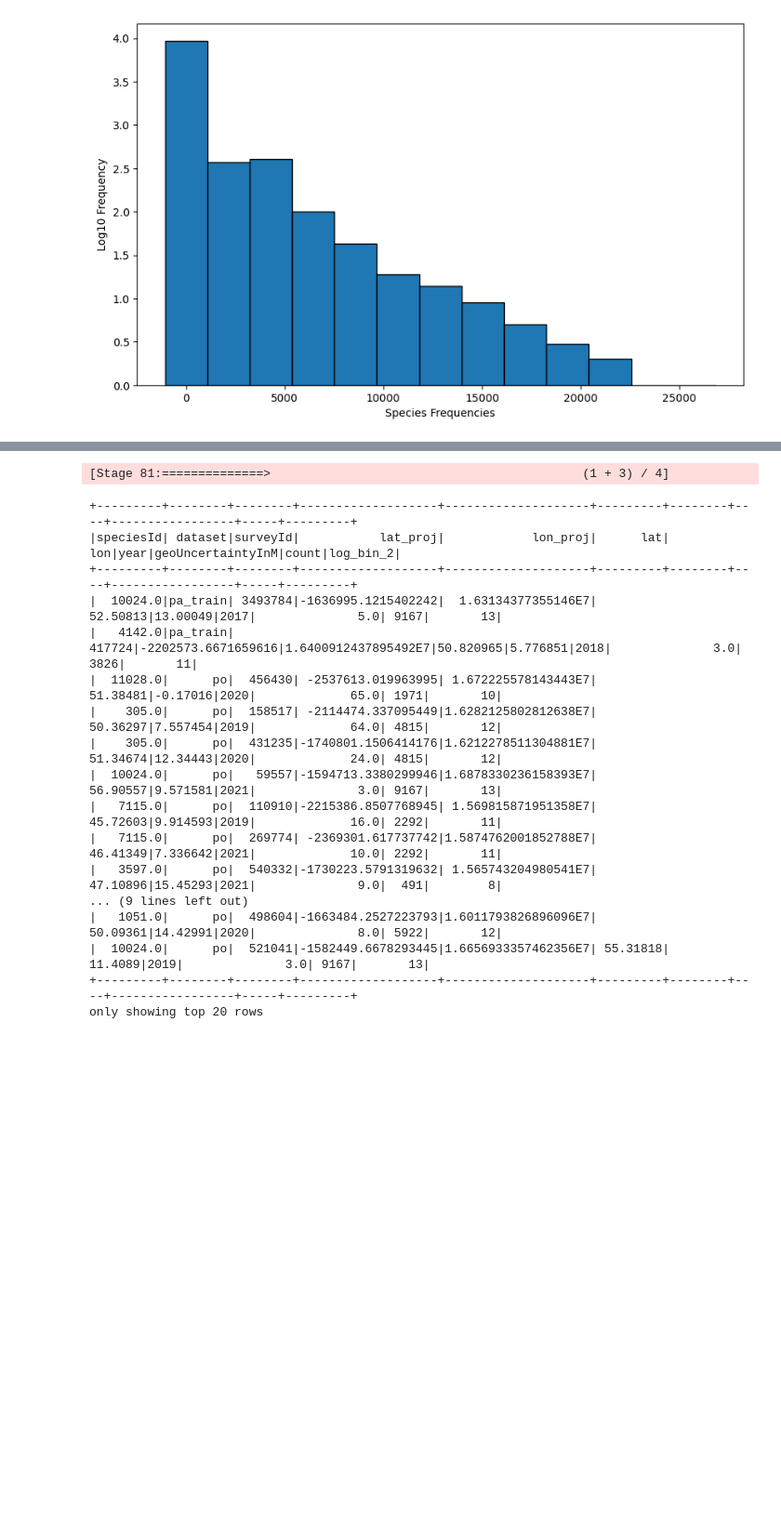
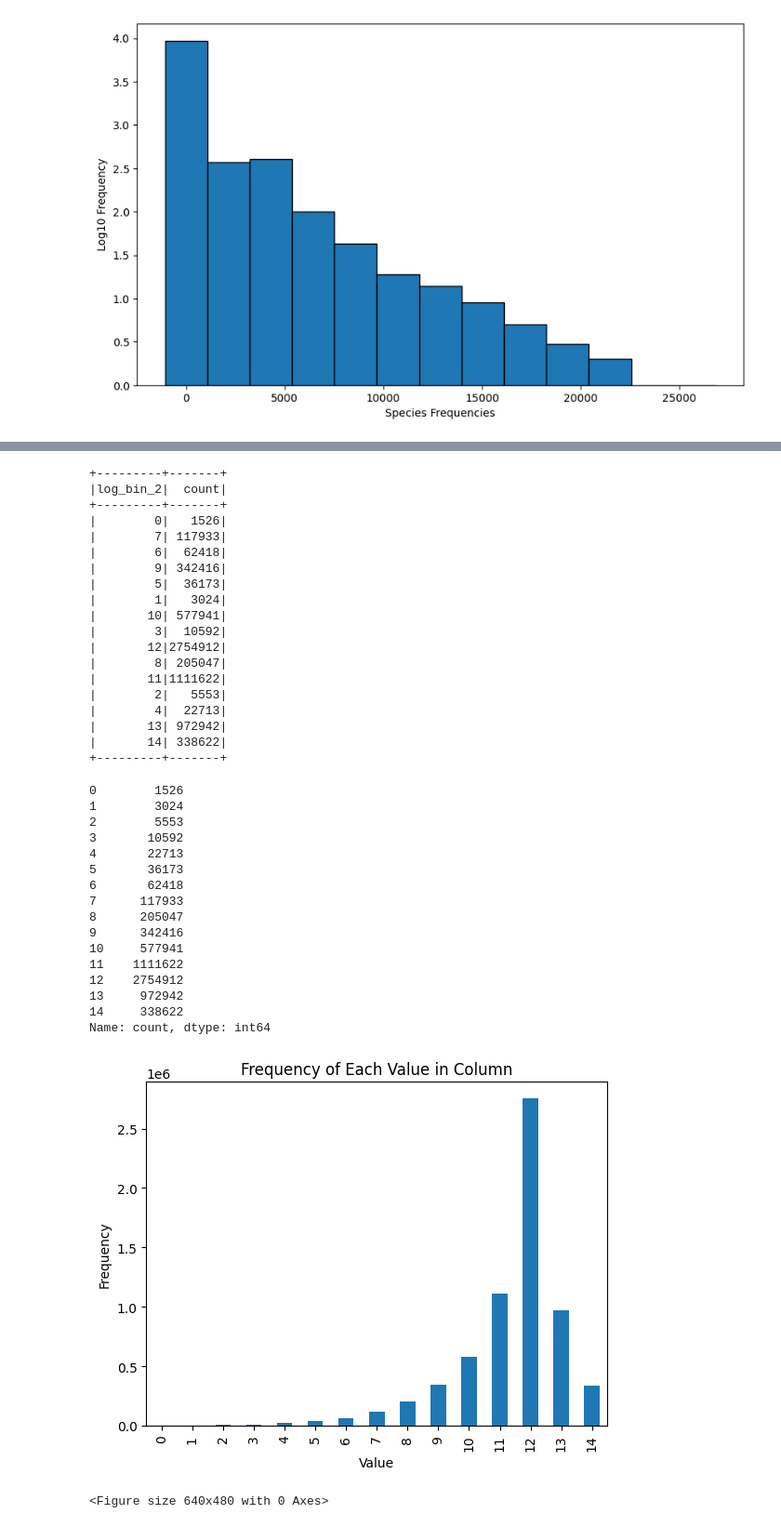
Before and after one commit to dsgt-kaggle-clef/geolifeclef-2024, a Jupyter notebook: notebooks/modeling/2024-04-27-ea-xgboost.ipynb, the cells around one changed output, grey strips where cells are left out. Shown at 93% size. Drawn from its saved outputs; the diff is of its cells as text; code cells hidden in the pictures; blank space fills up the shorter version.

```diff
--- a/notebooks/modeling/2024-04-27-ea-xgboost.ipynb
+++ b/notebooks/modeling/2024-04-27-ea-xgboost.ipynb
@@ -12,7 +12,7 @@ To adjust logging level use sc.setLogLevel(newLevel). For SparkR, use setLogLeve
 # %%
 metadata = spark.read.parquet(
     "gs://dsgt-clef-geolifeclef-2024/data/processed/metadata_clean/v1"
-)
+).filter(F.col("dataset") != "po")
 metadata.printSchema()
 metadata.show()
 # %% [output]
@@ -201,22 +350,58 @@ only showing top 20 rows
 # %%
 metadata_count = metadata.join(log_df, on="speciesId", how="inner")
-metadata_count.show()
+count_bin = metadata_count.groupBy("log_bin_2").count()
+count_bin.show()
 # %% [output]
-[Stage 81:==============>                                           (1 + 3) / 4]
++---------+-------+
+|log_bin_2|  count|
++---------+-------+
+|        0|   1526|
+|        7| 117933|
+|        6|  62418|
+|        9| 342416|
+|        5|  36173|
+|        1|   3024|
+|       10| 577941|
+|        3|  10592|
+|       12|2754912|
+|        8| 205047|
+|       11|1111622|
+|        2|   5553|
+|        4|  22713|
+|       13| 972942|
+|       14| 338622|
++---------+-------+
-+---------+--------+--------+-------------------+--------------------+---------+--------+----+-----------------+-----+---------+
-|speciesId| dataset|surveyId|           lat_proj|            lon_proj|      lat|     lon|year|geoUncertaintyInM|count|log_bin_2|
-+---------+--------+--------+-------------------+--------------------+---------+--------+----+-----------------+-----+---------+
-|  10024.0|pa_train| 3493784|-1636995.1215402242|  1.63134377355146E7| 52.50813|13.00049|2017|              5.0| 9167|       13|
-|   4142.0|pa_train|  417724|-2202573.6671659616|1.6400912437895492E7|50.820965|5.776851|2018|              3.0| 3826|       11|
-|  11028.0|      po|  456430| -2537613.019963995| 1.672225578143443E7| 51.38481|-0.17016|2020|             65.0| 1971|       10|
-|    305.0|      po|  158517| -2114474.337095449|1.6282125802812638E7| 50.36297|7.557454|2019|             64.0| 4815|       12|
-|    305.0|      po|  431235|-1740801.1506414176|1.6212278511304881E7| 51.34674|12.34443|2020|             24.0| 4815|       12|
-|  10024.0|      po|   59557|-1594713.3380299946|1.6878330236158393E7| 56.90557|9.571581|2021|              3.0| 9167|       13|
-|   7115.0|      po|  110910|-2215386.8507768945| 1.569815871951358E7| 45.72603|9.914593|2019|             16.0| 2292|       11|
-|   7115.0|      po|  269774| -2369301.617737742|1.5874762001852788E7| 46.41349|7.336642|2021|             10.0| 2292|       11|
-|   3597.0|      po|  540332|-1730223.5791319632| 1.565743204980541E7| 47.10896|15.45293|2021|              9.0|  491|        8|
-... (9 lines left out)
-|   1051.0|      po|  498604|-1663484.2527223793|1.6011793826896096E7| 50.09361|14.42991|2020|              8.0| 5922|       12|
-|  10024.0|      po|  521041|-1582449.6678293445|1.6656933357462356E7| 55.31818| 11.4089|2019|              3.0| 9167|       13|
-+---------+--------+--------+-------------------+--------------------+---------+--------+----+-----------------+-----+---------+
-only showing top 20 rows
+# %%
+import matplotlib.pyplot as plt
+
+count_bin = count_bin.sort("log_bin_2")
+count_pd = count_bin.toPandas()
+
+value_counts = count_pd["count"]
+print(value_counts)
+# Create a bar plot
+value_counts.plot(kind="bar")
+plt.xlabel("Value")
+plt.ylabel("Frequency")
+plt.title("Frequency of Each Value in Column")
+plt.show()
+plt.savefig("Frequency Graph")
+# %% [output]
+0        1526
+1        3024
+2        5553
+3       10592
+4       22713
+5       36173
+6       62418
+7      117933
+8      205047
+9      342416
+10     577941
+11    1111622
+12    2754912
+13     972942
+14     338622
+Name: count, dtype: int64
+[figure, added]
+<Figure size 640x480 with 0 Axes>
```
Also changed, not shown: parts of 31 cells of this notebook, 6 other files.
